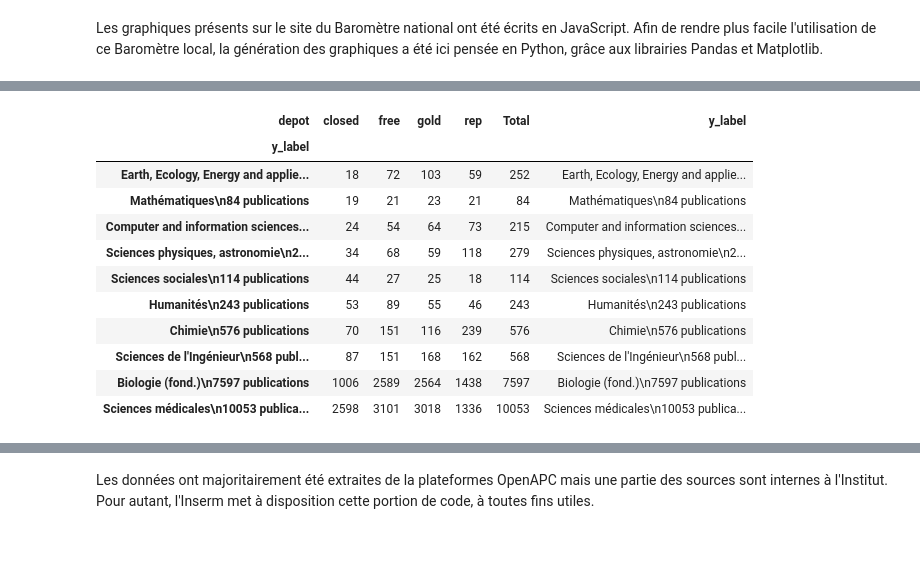
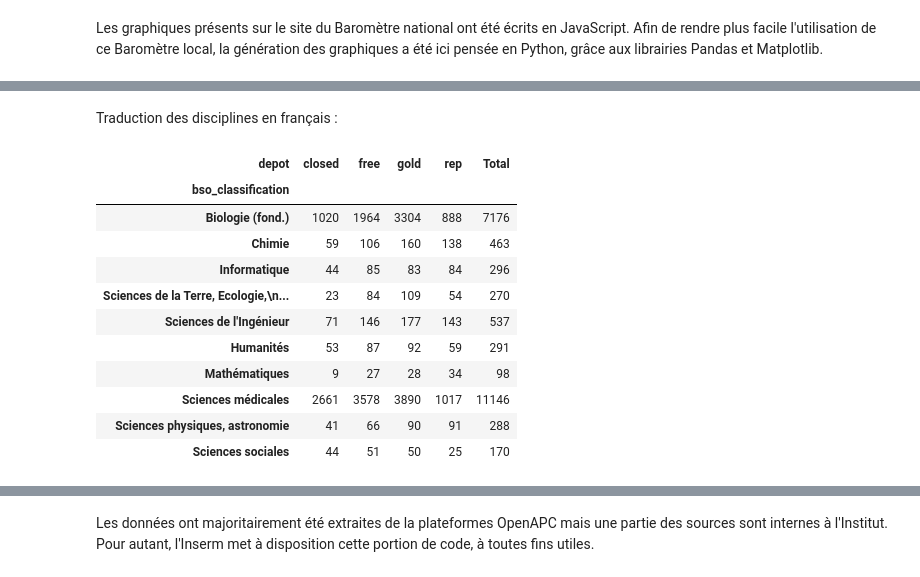
Before and after one commit to Inserm-IST/BSO-Inserm, a Jupyter notebook: 02_barometre_inserm.ipynb, the cells around one changed output, grey strips where cells are left out. Saved outputs shown, nothing was run; the diff lists cells and outputs as text; code cells hidden in the pictures; blank space fills up the shorter version.

```diff
--- a/02_barometre_inserm.ipynb
+++ b/02_barometre_inserm.ipynb
@@ -267,0 +479,9 @@ publications_2020 = publis_inserm_df.loc[publis_inserm_df['year'] == 2020.0,:]
+# %%
+conditionlist = [
+    (publications['is_oa'] == False) ,
+    (publications['journal_is_in_doaj'] == True),
+    ((publications['is_oa'] == True) & (publications['journal_is_in_doaj'] == False) & ((publications['oa_host_type'] == 'publisher') | (publications['oa_host_type'] == 'publisher-repository'))),
+    (publications['oa_host_type'] == 'repository')
+    ]
+choicelist = ['closed', 'gold', 'free', 'rep']
+publications.loc[:, 'depot'] = np.select(conditionlist, choicelist, default='Not Specified')
@@ -268,4 +540,4 @@ publications_2020 = publis_inserm_df.loc[publis_inserm_df['year'] == 2020.0,:]
 # %%
-publications_par_domaine_type = publications_2020['bso_classification'].value_counts().sort_index()
-publications_par_domaine_type
+publications_par_domaine = publications['bso_classification'].value_counts().sort_index()
+publications_par_domaine
 # %% [output]
@@ -297,0 +558,3 @@ See the caveats in the documentation: https://pandas.pydata.org/pandas-docs/stab
+# %%
+df_oa_discipline_global_type = pd.crosstab([publications['bso_classification']], publications['depot'])
+df_oa_discipline_global_type
@@ -297,0 +576,3 @@ See the caveats in the documentation: https://pandas.pydata.org/pandas-docs/stab
+# %%
+df_oa_discipline_global_type["Total"] = publications_par_domaine
+df_oa_discipline_global_type
@@ -298,34 +600,32 @@ See the caveats in the documentation: https://pandas.pydata.org/pandas-docs/stab
+# %% [markdown]
+Traduction des disciplines en français :
 # %%
-df_oa_discipline_global_type = pd.crosstab([publications_2020['bso_classification']],publications_2020['depot'])
-# Ajout d'une colonne avec le total par discipline
-df_oa_discipline_global_type["Total"] = publications_par_domaine_type
-# Traduction des disciplines en français
-df_oa_discipline_global_type.rename(index = {'Biology (fond.)': 'Biologie (fond.)', 'Chemistry': 'Chimie',
-                                         'Computer and \n information sciences' : 'Informatique',
-                                       'Earth, Ecology, \nEnergy and applied biology' : 'Sciences de la Terre, Ecologie, \nEnergie et biologie appliquée',
-                                        'Engineering' : "Sciences de l'Ingénieur",
-                                        'Humanities' : 'Humanités',
-                                        'Mathematics' : 'Mathématiques',
-                                        'Medical research' : 'Sciences médicales',
-                                        'Physical sciences, Astronomy' : 'Sciences physiques, astronomie',
-                                        'Social sciences' : 'Sciences sociales'}, inplace = True)
-df_oa_discipline_global_type = df_oa_discipline_global_type.sort_values(by='closed', ascending=True)
-# Ajout d'une colonne qui concatène le nom de la discipline et le total
-df_oa_discipline_global_type["y_label"] = df_oa_discipline_global_type.index + "\n" + df_oa_discipline_global_type["Total"].apply(str) \
-                                     + " " + "publications"
-# Réindexation de l'index pour que les bonnes informations s'affichent dans le graphique final
-df_oa_discipline_global_type.index = df_oa_discipline_global_type["y_label"]
+df_oa_discipline_global_type.rename(
+    index = {
+        "Biology (fond.)": "Biologie (fond.)",
+        "Chemistry": "Chimie",
+        "Computer and  information sciences": "Informatique",
+        "Earth, Ecology, Energy and applied biology": "Sciences de la Terre, Ecologie,\n Energie et Biologie appliquée",
+        "Engineering": "Sciences de l'Ingénieur",
+        "Humanities": "Humanités",
+        "Mathematics": "Mathématiques",
+        "Medical research": "Sciences médicales",
+        "Physical sciences, Astronomy": "Sciences physiques, astronomie",
+        "Social sciences": "Sciences sociales",
+    },
+    inplace = True,
+)
 df_oa_discipline_global_type
 # %% [output]
-| depot | closed | free | gold | rep | Total | y_label |
-| y_label |  |  |  |  |  |  |
-| Earth, Ecology, Energy and applie... | 18 | 72 | 103 | 59 | 252 | Earth, Ecology, Energy and applie... |
-| Mathématiques\n84 publications | 19 | 21 | 23 | 21 | 84 | Mathématiques\n84 publications |
-| Computer and information sciences... | 24 | 54 | 64 | 73 | 215 | Computer and information sciences... |
-| Sciences physiques, astronomie\n2... | 34 | 68 | 59 | 118 | 279 | Sciences physiques, astronomie\n2... |
-| Sciences sociales\n114 publications | 44 | 27 | 25 | 18 | 114 | Sciences sociales\n114 publications |
-| Humanités\n243 publications | 53 | 89 | 55 | 46 | 243 | Humanités\n243 publications |
-| Chimie\n576 publications | 70 | 151 | 116 | 239 | 576 | Chimie\n576 publications |
-| Sciences de l'Ingénieur\n568 publ... | 87 | 151 | 168 | 162 | 568 | Sciences de l'Ingénieur\n568 publ... |
-| Biologie (fond.)\n7597 publications | 1006 | 2589 | 2564 | 1438 | 7597 | Biologie (fond.)\n7597 publications |
-| Sciences médicales\n10053 publica... | 2598 | 3101 | 3018 | 1336 | 10053 | Sciences médicales\n10053 publica... |
+| depot | closed | free | gold | rep | Total |
+| bso_classification |  |  |  |  |  |
+| Biologie (fond.) | 1020 | 1964 | 3304 | 888 | 7176 |
+| Chimie | 59 | 106 | 160 | 138 | 463 |
+| Informatique | 44 | 85 | 83 | 84 | 296 |
+| Sciences de la Terre, Ecologie,\n... | 23 | 84 | 109 | 54 | 270 |
+| Sciences de l'Ingénieur | 71 | 146 | 177 | 143 | 537 |
+| Humanités | 53 | 87 | 92 | 59 | 291 |
+| Mathématiques | 9 | 27 | 28 | 34 | 98 |
+| Sciences médicales | 2661 | 3578 | 3890 | 1017 | 11146 |
+| Sciences physiques, astronomie | 41 | 66 | 90 | 91 | 288 |
+| Sciences sociales | 44 | 51 | 50 | 25 | 170 |
```
Also changed, not shown: parts of 84 cells of this notebook.
